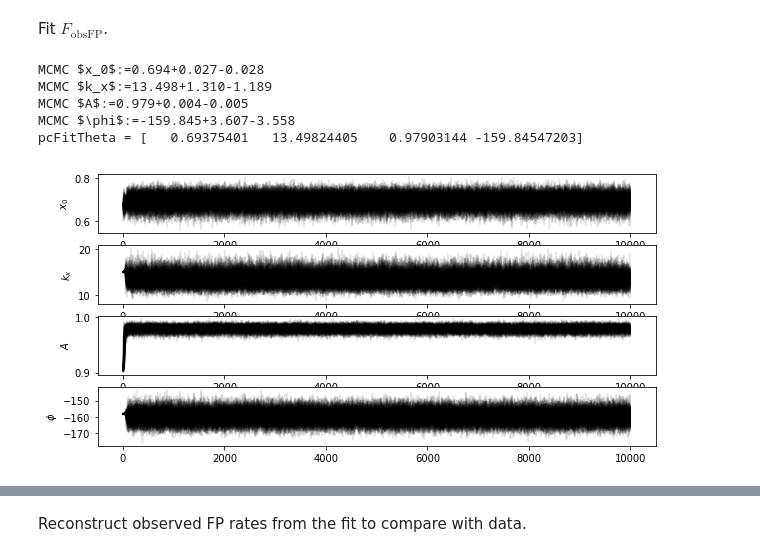
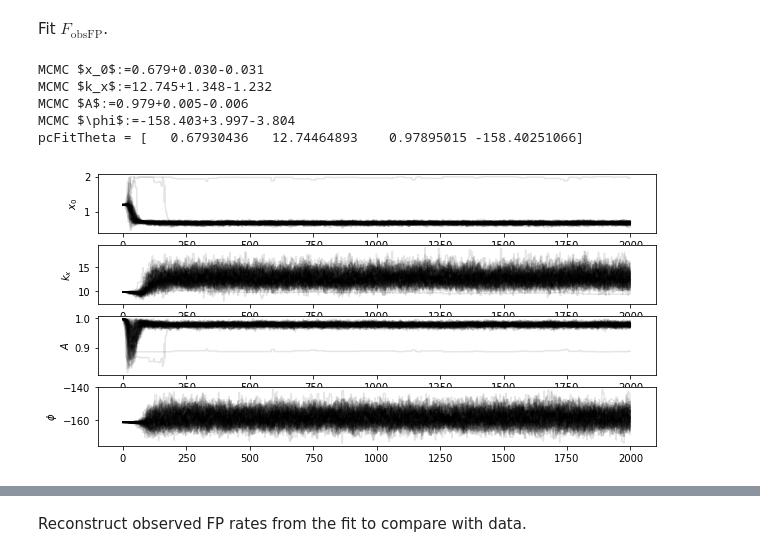
Before and after one commit to stevepur/DR25-occurrence-tutorial, a Jupyter notebook: GKbaseline/binomialObsFPRate.ipynb, the cells around one changed output, grey strips where cells are left out. Cells and saved outputs as stored; diff of their text form; code cells hidden in the pictures.

```diff
--- a/GKbaseline/binomialObsFPRate.ipynb
+++ b/GKbaseline/binomialObsFPRate.ipynb
@@ -591,47 +592,52 @@ maximum Likelihood rate min = 0.001, max = 0.906
 Fit $F_{\mathrm{obsFP}}$.
 # %%
 import emcee
+
+# we'll use 100 walkers and 2000 steps so this doesn't take too long
+# 100 walkers and 10000 steps is better
+
+# nwalkers, run length and # of burning must be the same in binomialObsFPRate.ipynb and binomialFPEffectivess.ipynb
 
 ndim, nwalkers = len(maxLikelihoodResult), 100
 pos = [maxLikelihoodResult + 1e-3*np.random.randn(ndim) for i in range(nwalkers)]
 sampler = emcee.EnsembleSampler(nwalkers, ndim, lnBinprob, args=(tceData, obsModel))
 
-sampler.run_mcmc(pos, 10000);
+sampler.run_mcmc(pos, 2000);
 
-obsSamples = sampler.chain[:, 5000:, :].reshape((-1, ndim))
+obsSamples = sampler.chain[:, 500:, :].reshape((-1, ndim))
 dataResult = map(lambda v: (v[1], v[2]-v[1], v[1]-v[0]),
                              zip(*np.percentile(obsSamples, [16, 50, 84],
                                                 axis=0)))
 dataResult = list(dataResult)
 
 np.save("binObsPosteriors_" + str(obsModel) + ".npy", obsSamples)
 
 modelLabels = funcModels.getModelLabels(obsModel)
 for i in range(0,ndim):
     v = dataResult[i];
     print("MCMC " + modelLabels[i] + ":={:.3f}".format(v[0]) + "+{:.3f}".format(v[1]) + "-{:.3f}".format(v[2]))
     # print("true " + modelLabels[i] + ":={:.3f}".format(trueTheta[i]))
 
 resultSize = np.shape(dataResult);
 fpFitTheta = np.zeros(resultSize[0]);
 for i in range(resultSize[0]):
     fpFitTheta[i] = dataResult[i][0]
 print("pcFitTheta = " + str(fpFitTheta))
 
 
 
 plt.figure(figsize=(10,5))
 for i in range(0,ndim):
     plt.subplot(ndim,1,i+1)
     plt.plot(np.transpose(sampler.chain[:, :, i]), color="k", alpha=0.1);
     plt.ylabel(modelLabels[i]);
 # %% [output]
-MCMC $x_0$:=0.694+0.027-0.028
-MCMC $k_x$:=13.498+1.310-1.189
-MCMC $A$:=0.979+0.004-0.005
-MCMC $\phi$:=-159.845+3.607-3.558
-pcFitTheta = [   0.69375401   13.49824405    0.97903144 -159.84547203]
+MCMC $x_0$:=0.679+0.030-0.031
+MCMC $k_x$:=12.745+1.348-1.232
+MCMC $A$:=0.979+0.005-0.006
+MCMC $\phi$:=-158.403+3.997-3.804
+pcFitTheta = [   0.67930436   12.74464893    0.97895015 -158.40251066]
-[figure, old version]
+[figure, new version]
 # %%
 import corner
 # trueTheta = funcModels.initRateModel(model)
```
Also changed, not shown: parts of 34 cells of this notebook, 51 other files.
